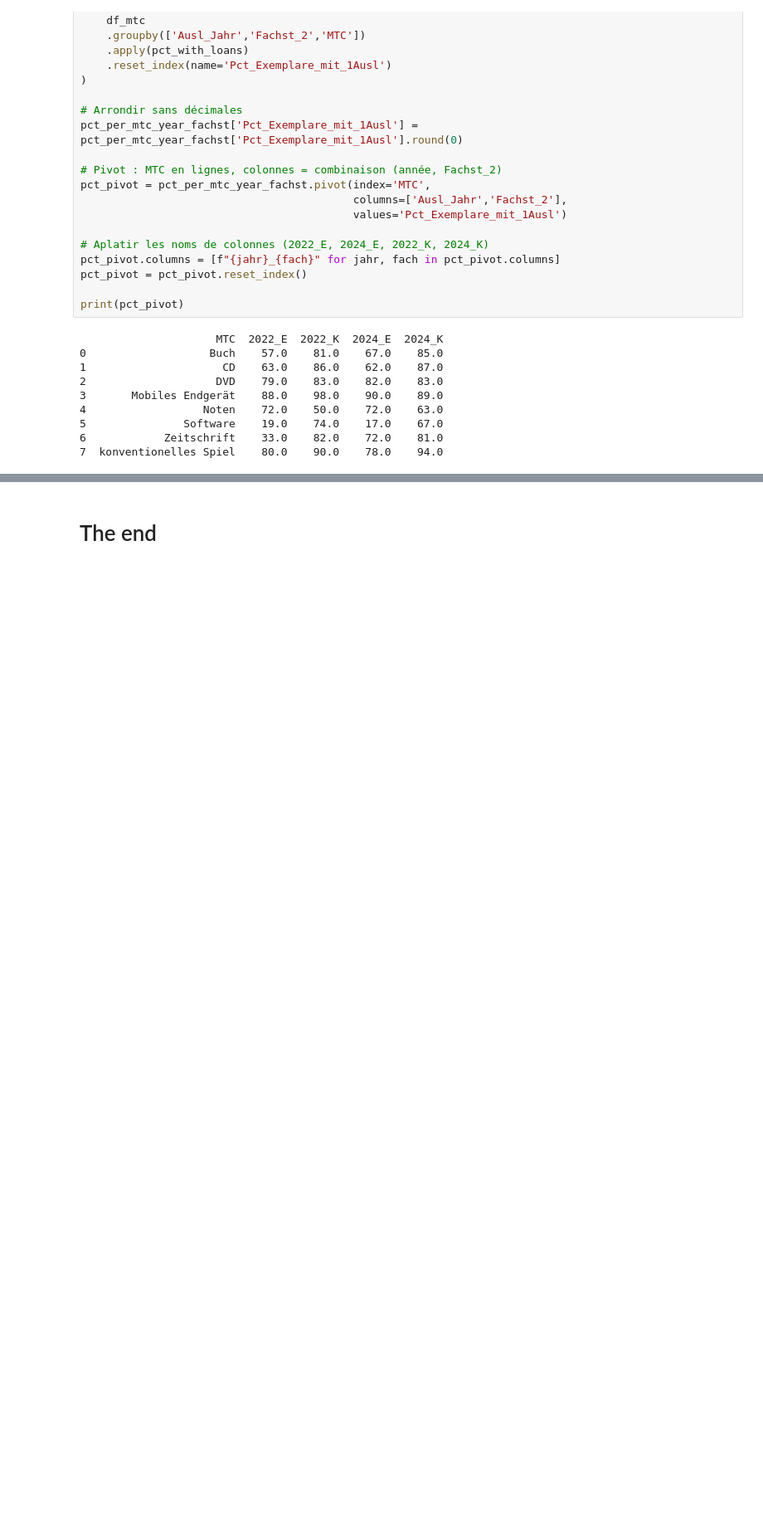
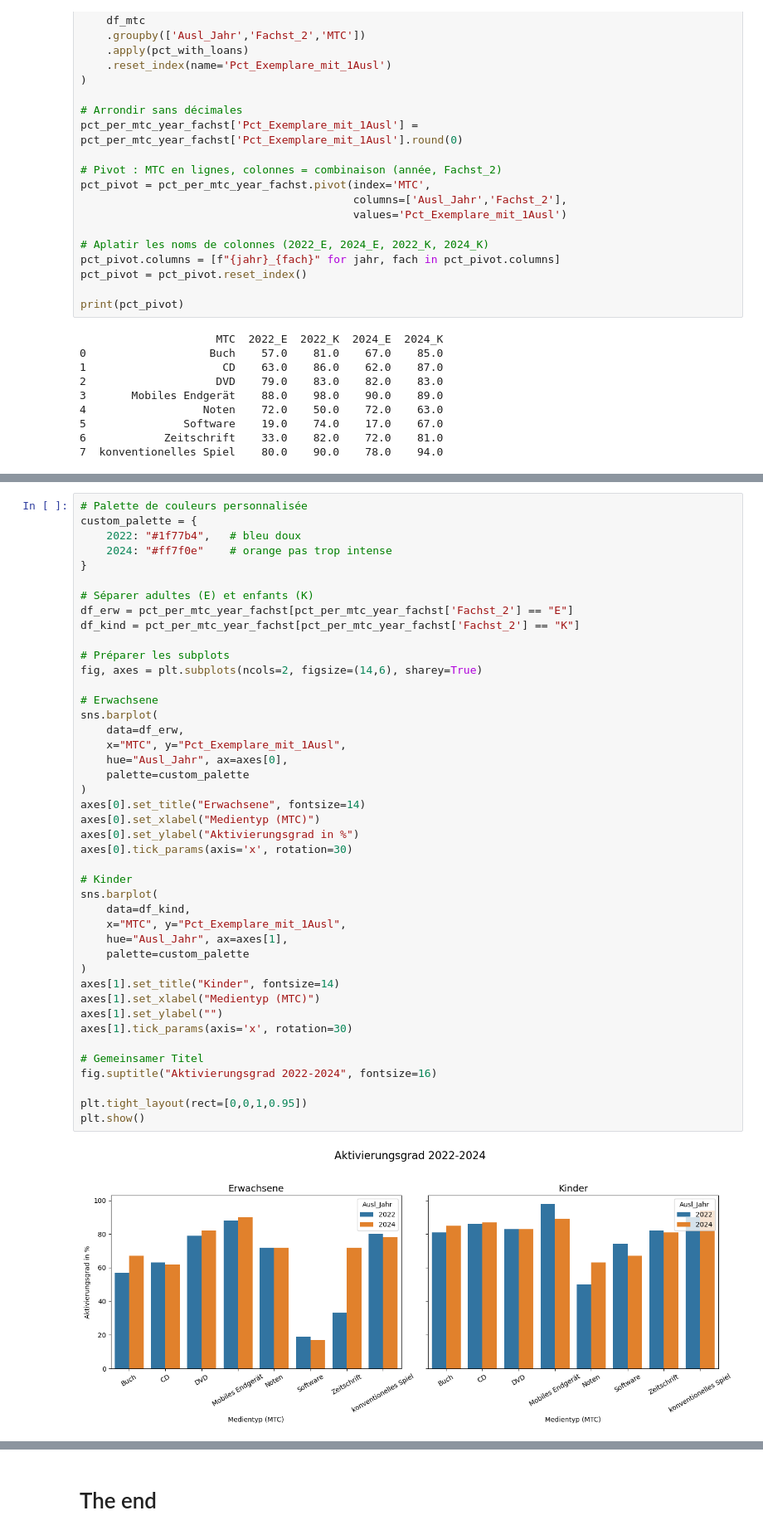
Before and after one commit to BeatriceM476/Final-project, a Jupyter notebook: BesEx_2022_2024.ipynb, the cells around one changed output, grey strips where cells are left out. Shown at 83% size. Cells and saved outputs as stored; diff of their text form; blank space fills up the shorter version.

```diff
--- a/BesEx_2022_2024.ipynb
+++ b/BesEx_2022_2024.ipynb
@@ -324,3 +321,48 @@ plt.tight_layout(rect=[0,0,1,0.95])
 plt.show()
 # %% [output]
 [figure]
+# %%
+# Palette de couleurs personnalisée
+custom_palette = {
+    2022: "#1f77b4",   # bleu doux
+    2024: "#ff7f0e"    # orange pas trop intense
+}
+
+# Séparer adultes (E) et enfants (K)
+df_erw = pct_per_mtc_year_fachst[pct_per_mtc_year_fachst['Fachst_2'] == "E"]
+df_kind = pct_per_mtc_year_fachst[pct_per_mtc_year_fachst['Fachst_2'] == "K"]
+
+# Préparer les subplots
+fig, axes = plt.subplots(ncols=2, figsize=(14,6), sharey=True)
+
+# Erwachsene
+sns.barplot(
+    data=df_erw,
+    x="MTC", y="Pct_Exemplare_mit_1Ausl",
+    hue="Ausl_Jahr", ax=axes[0],
+    palette=custom_palette
+)
+axes[0].set_title("Erwachsene", fontsize=14)
+axes[0].set_xlabel("Medientyp (MTC)")
+axes[0].set_ylabel("Aktivierungsgrad in %")
+axes[0].tick_params(axis='x', rotation=30)
+
+# Kinder
+sns.barplot(
+    data=df_kind,
+    x="MTC", y="Pct_Exemplare_mit_1Ausl",
+    hue="Ausl_Jahr", ax=axes[1],
+    palette=custom_palette
+)
+axes[1].set_title("Kinder", fontsize=14)
+axes[1].set_xlabel("Medientyp (MTC)")
+axes[1].set_ylabel("")
+axes[1].tick_params(axis='x', rotation=30)
+
+# Gemeinsamer Titel
+fig.suptitle("Aktivierungsgrad 2022-2024", fontsize=16)
+
+plt.tight_layout(rect=[0,0,1,0.95])
+plt.show()
+# %% [output]
+[figure, added]
```
Also changed, not shown: parts of 4 cells of this notebook.
